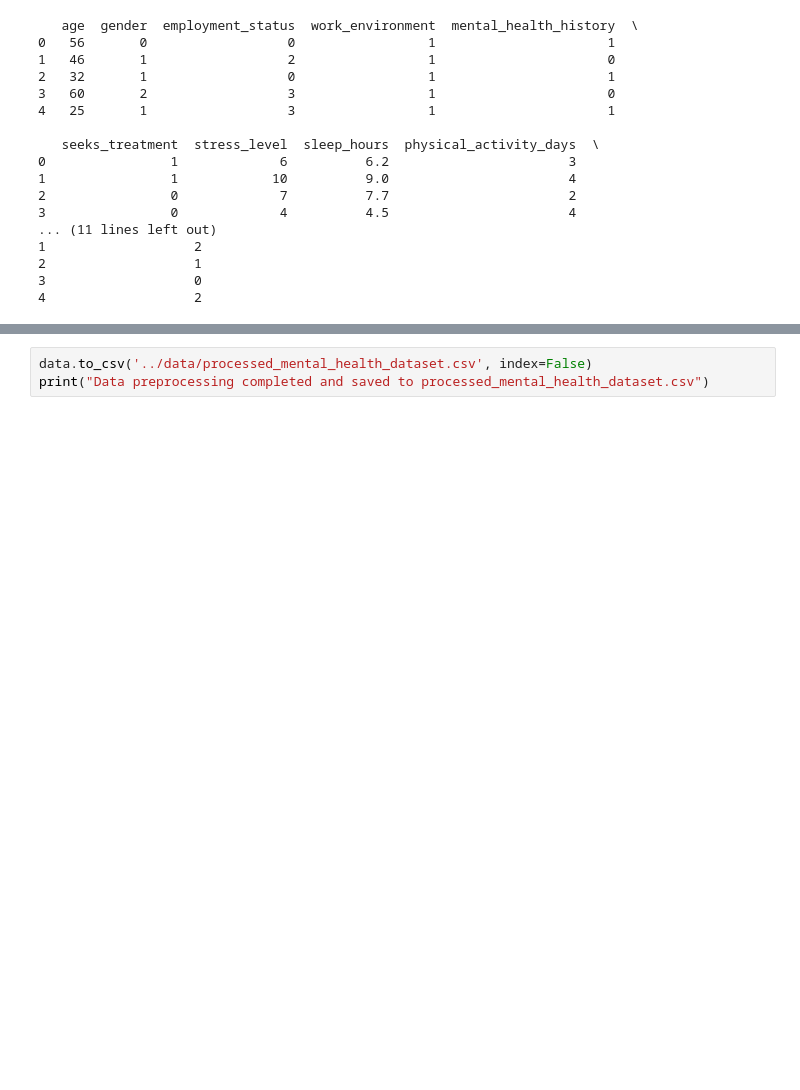
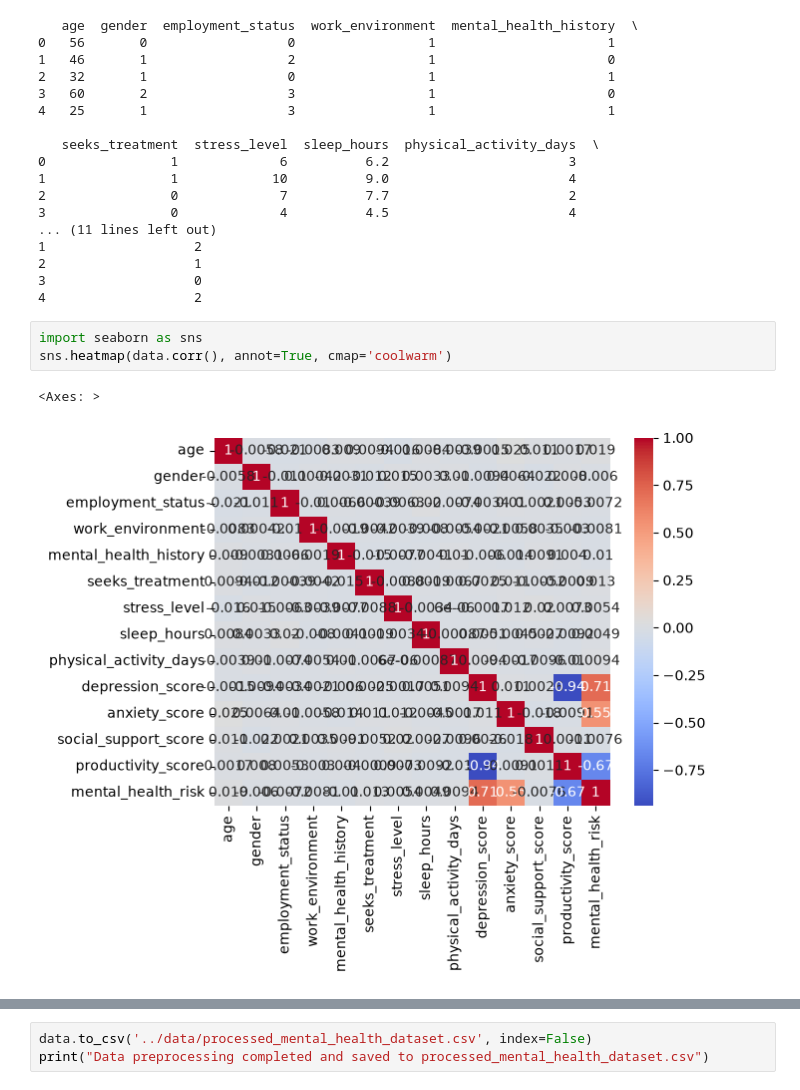
Before and after one commit to sanie99/Mental-Health-Detector, a Jupyter notebook: Data Preprocessing/data_preprocessing.ipynb, the cells around one changed output, grey strips where cells are left out. Drawn from its saved outputs; the diff is of its cells as text; blank space fills up the shorter version.

Commit message:
Data preprocessing updated

```diff
--- a/Data Preprocessing/data_preprocessing.ipynb
+++ b/Data Preprocessing/data_preprocessing.ipynb
@@ -134,3 +134,9 @@ print(data.head())
 2                   1
 3                   0
 4                   2
+# %%
+import seaborn as sns
+sns.heatmap(data.corr(), annot=True, cmap='coolwarm')
+# %% [output]
+<Axes: >
+[figure, added]
```
Also changed, not shown: parts of 2 cells of this notebook.
